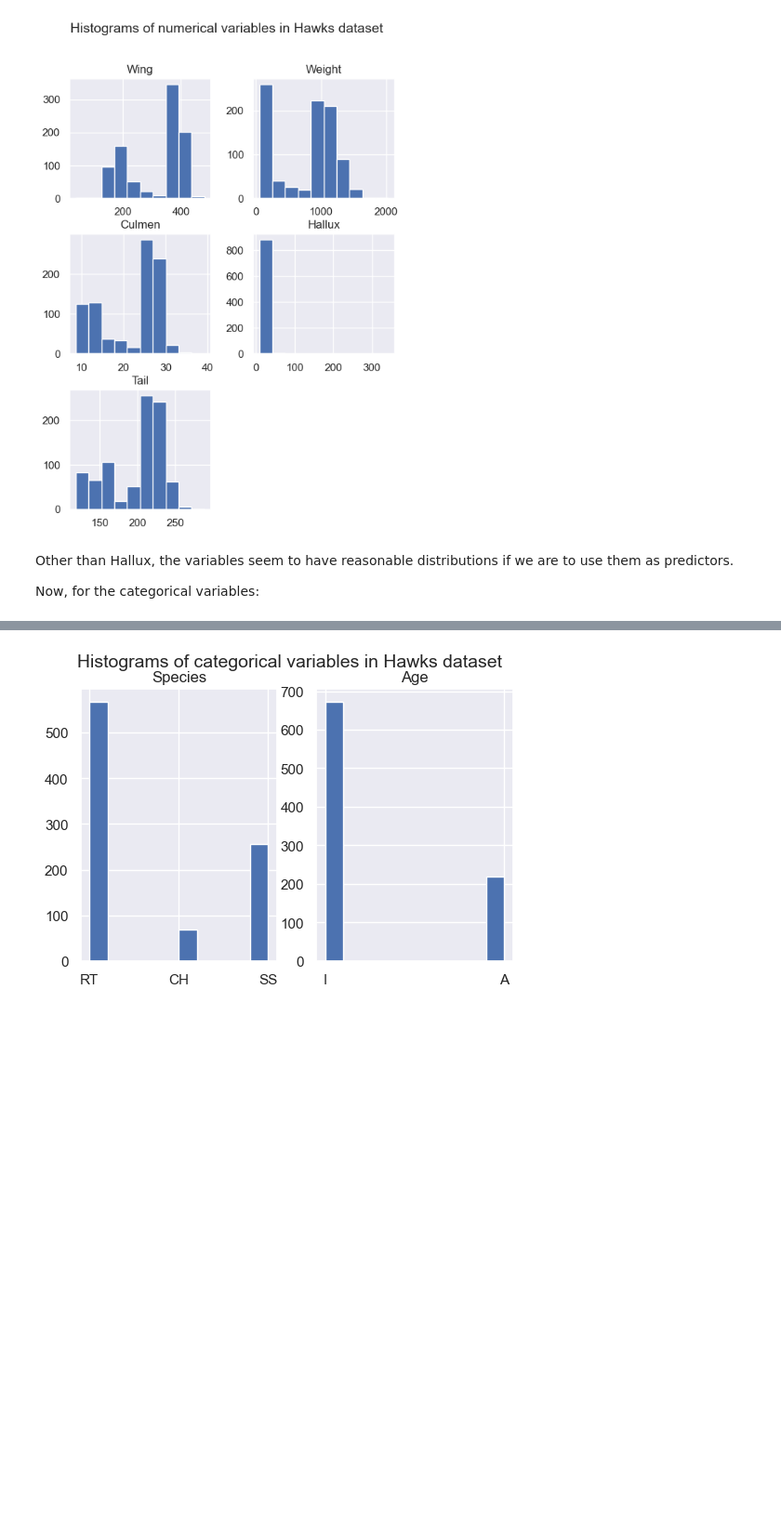
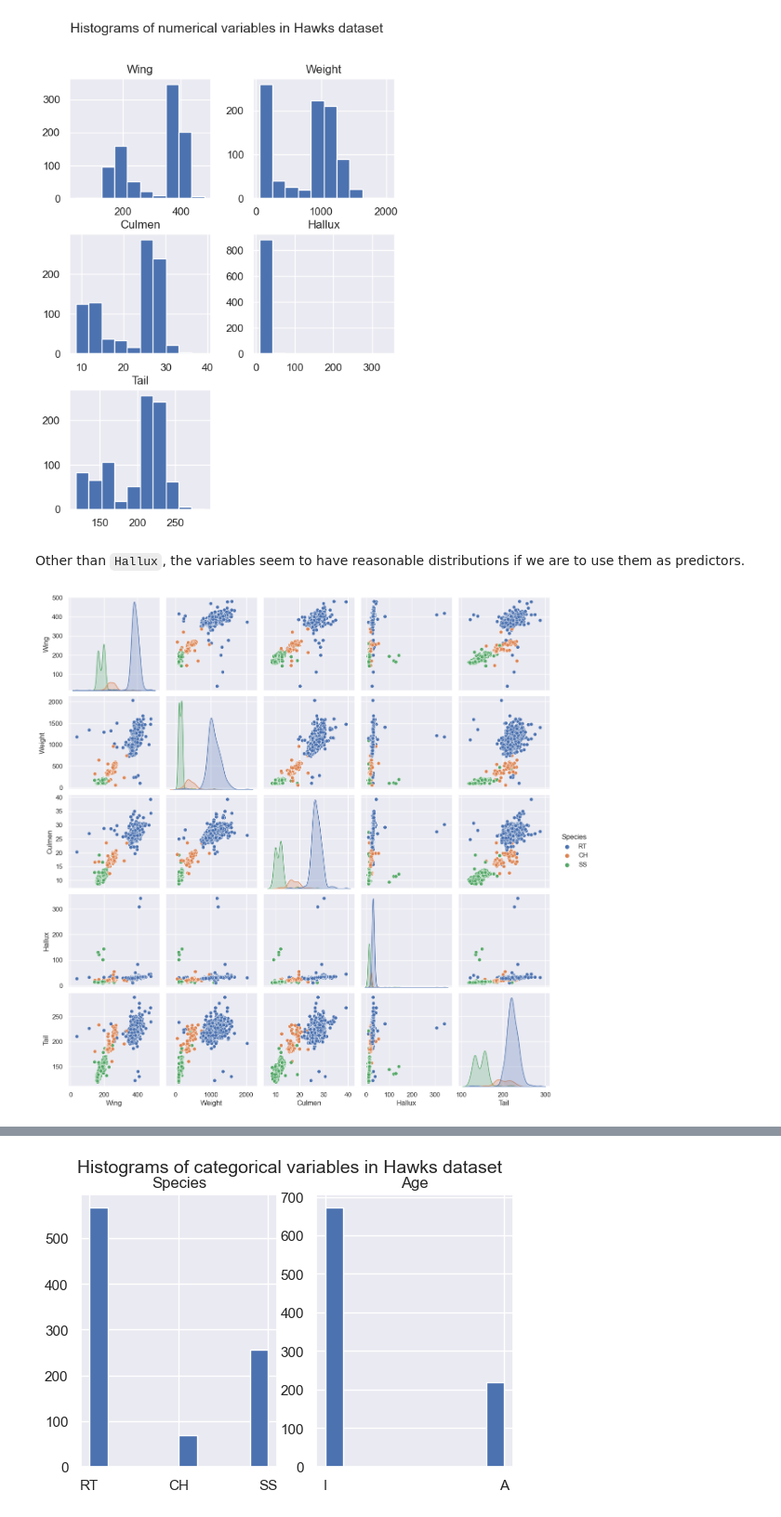
Before and after one commit to kary5678/INDE-577, a Jupyter notebook: Data/hawks_analysis.ipynb, the cells around one changed output, grey strips where cells are left out. Shown at 93% size. Drawn from its saved outputs; the diff is of its cells as text; code cells hidden in the pictures; blank space fills up the shorter version.

Commit message:
Update hawks exploratory notebook

```diff
--- a/Data/hawks_analysis.ipynb
+++ b/Data/hawks_analysis.ipynb
@@ -173,6 +175,10 @@ plt.show()
 # %% [output]
 [figure]
 # %% [markdown]
-Other than Hallux, the variables seem to have reasonable distributions if we are to use them as predictors.
-
-Now, for the categorical variables:
+Other than `Hallux`, the variables seem to have reasonable distributions if we are to use them as predictors.
+# %%
+# Display plot of distribution for every pair of variables, separated by Species
+sns.pairplot(hawks, hue = "Species")
+plt.show()
+# %% [output]
+[figure, added]
```
Also changed, not shown: parts of 11 cells of this notebook.
